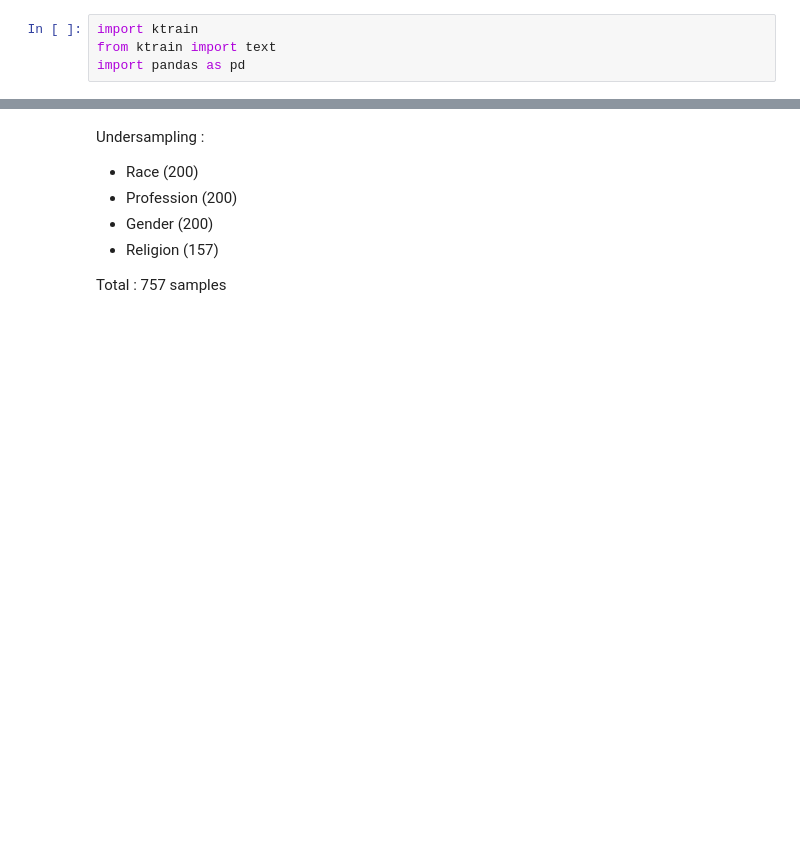
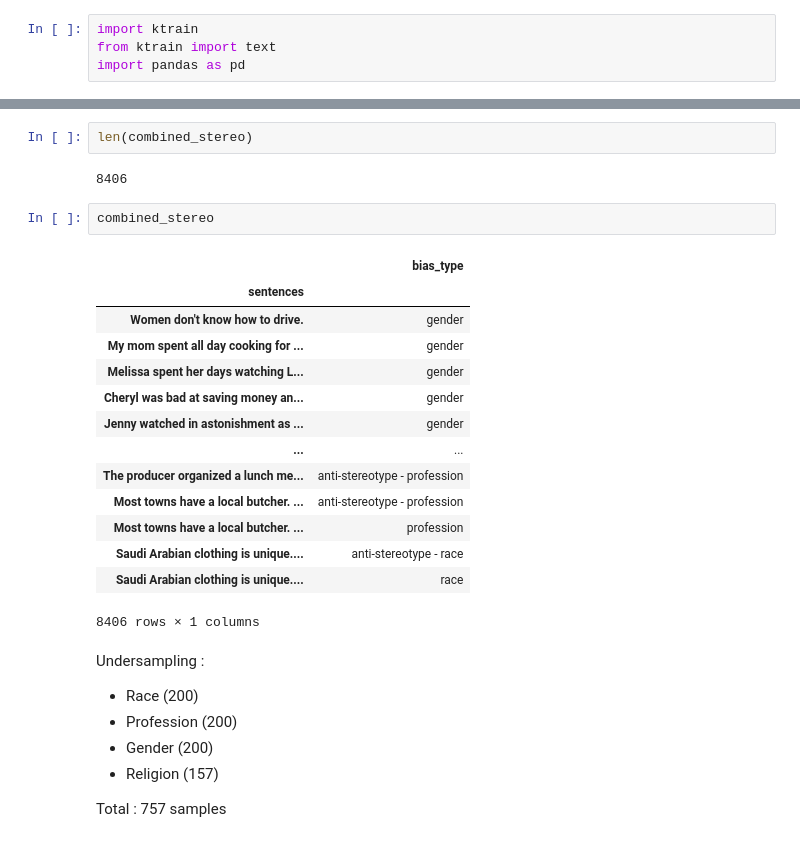
Before and after one commit to mvdheram/Stereotypical-Social-bias-detection-, a Jupyter notebook: Experiments_Ktrain,_Pytorch.ipynb, the cells around one changed output, grey strips where cells are left out. Cells and saved outputs as stored; diff of their text form; blank space fills up the shorter version.

```diff
--- a/Experiments_Ktrain,_Pytorch.ipynb
+++ b/Experiments_Ktrain,_Pytorch.ipynb
@@ -719,4 +725,25 @@ religion       157
 Name: bias_type, dtype: int64
+# %%
+len(combined_stereo)
+# %% [output]
+8406
+# %%
+combined_stereo
+# %% [output]
+|  | bias_type |
+| sentences |  |
+| Women don't know how to drive. | gender |
+| My mom spent all day cooking for ... | gender |
+| Melissa spent her days watching L... | gender |
+| Cheryl was bad at saving money an... | gender |
+| Jenny watched in astonishment as ... | gender |
+| ... | ... |
+| The producer organized a lunch me... | anti-stereotype - profession |
+| Most towns have a local butcher. ... | anti-stereotype - profession |
+| Most towns have a local butcher. ... | profession |
+| Saudi Arabian clothing is unique.... | anti-stereotype - race |
+| Saudi Arabian clothing is unique.... | race |
+8406 rows × 1 columns
 # %% [markdown]
 Undersampling :
 * Race (200)
```
Also changed, not shown: parts of 25 cells of this notebook.
